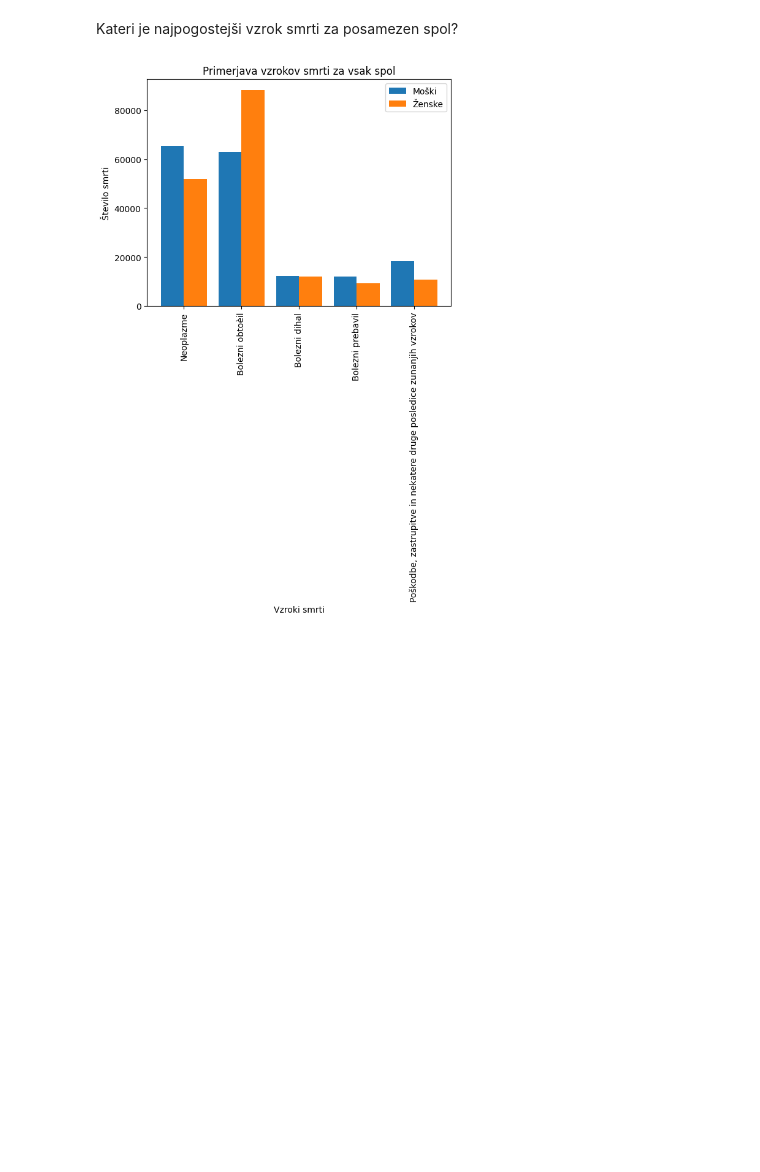
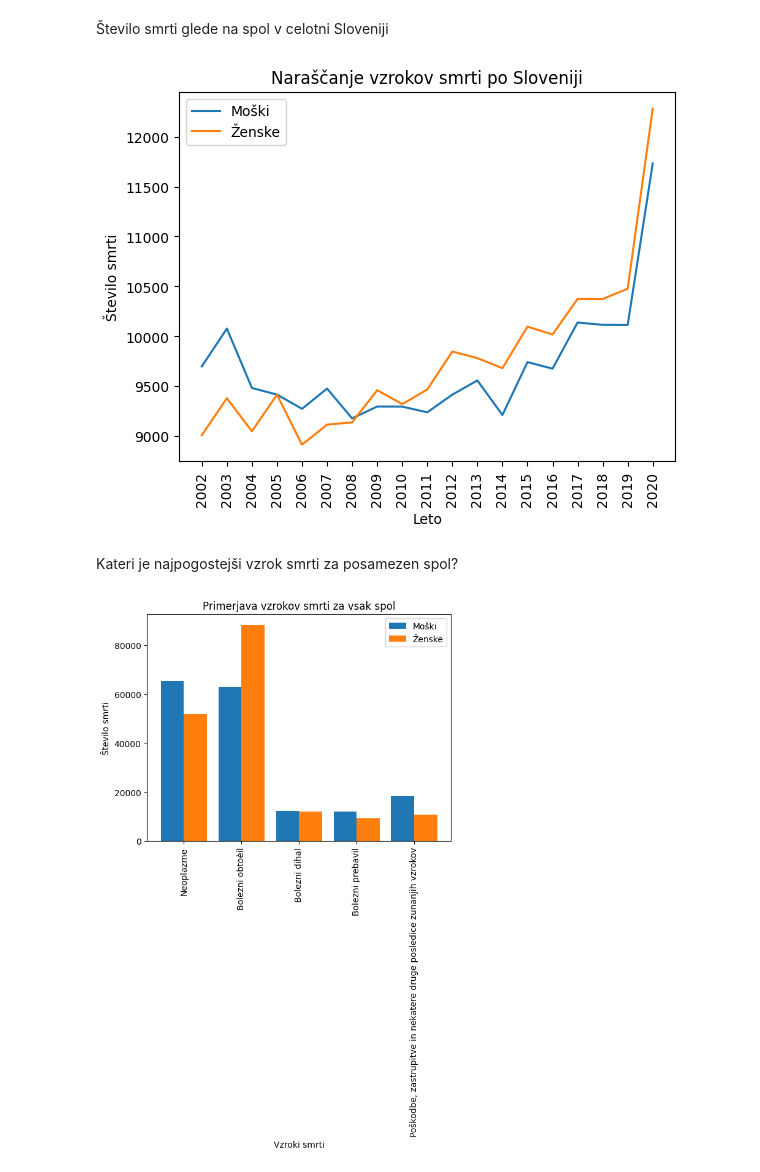
Before and after one commit to smoki599/PR22JKEVBMKLGSHJ, a Jupyter notebook: code.ipynb, the cells around one changed output. Drawn from its saved outputs; the diff is of its cells as text; code cells hidden in the pictures; blank space fills up the shorter version.

Commit message:
dodan nov graf in naslov projekta

```diff
--- a/code.ipynb
+++ b/code.ipynb
@@ -2,6 +2,47 @@
 import numpy as np
 import pandas as pd
 import matplotlib.pyplot as plt
+# %% [markdown]
+Število smrti glede na spol v celotni Sloveniji
+# %%
+# branje datoteke
+data = pd.read_csv('../projekt/podatki-vsi.csv', delimiter=';', skiprows=[0, 1], encoding='windows-1252')
+# filtriramo podatke samo za moški in ženski spol ter samo za Slovenijo
+moski = data[(data['SPOL'] == 'Moški') & (data['STATISTIÈNA REGIJA'] == 'SLOVENIJA')]
+zenske = data[(data['SPOL'] == 'Ženske') & (data['STATISTIÈNA REGIJA'] == 'SLOVENIJA')]
+
+# združimo podatke za vsak vzrok posebej in jih nato združimo po stolpcih posameznega leta
+moski_po_letih = {}
+zenske_po_letih = {}
+
+for column in moski.columns:
+    if "SKUPAJ" in column and "na 1000" not in column:
+        leto_smrti = column.split()[0]
+        if int(leto_smrti) in range(2002, 2021):
+            moski_po_letih[leto_smrti] = moski[column]
+
+for column in zenske.columns:
+    if "SKUPAJ" in column and "na 1000" not in column:
+        leto_smrti = column.split()[0]
+        if int(leto_smrti) in range(2002, 2021):
+            zenske_po_letih[leto_smrti] = zenske[column]
+
+# prikažemo porazdelitev števila smrti za vsak spol
+X = list(moski_po_letih.keys())
+Y1 = list(moski_po_letih.values())
+Y2 = list(zenske_po_letih.values())
+
+plt.plot(X, Y1, label='Moški')
+plt.plot(X, Y2, label='Ženske')
+
+plt.xlabel('Leto')
+plt.ylabel('Število smrti')
+plt.title('Naraščanje vzrokov smrti po Sloveniji')
+plt.xticks(rotation=90)
+plt.legend()
+plt.show()
+# %% [output]
+[figure, added]
 # %% [markdown]
 Kateri je najpogostejši vzrok smrti za posamezen spol?
 # %%
```
Also changed, not shown: 1 other file.
